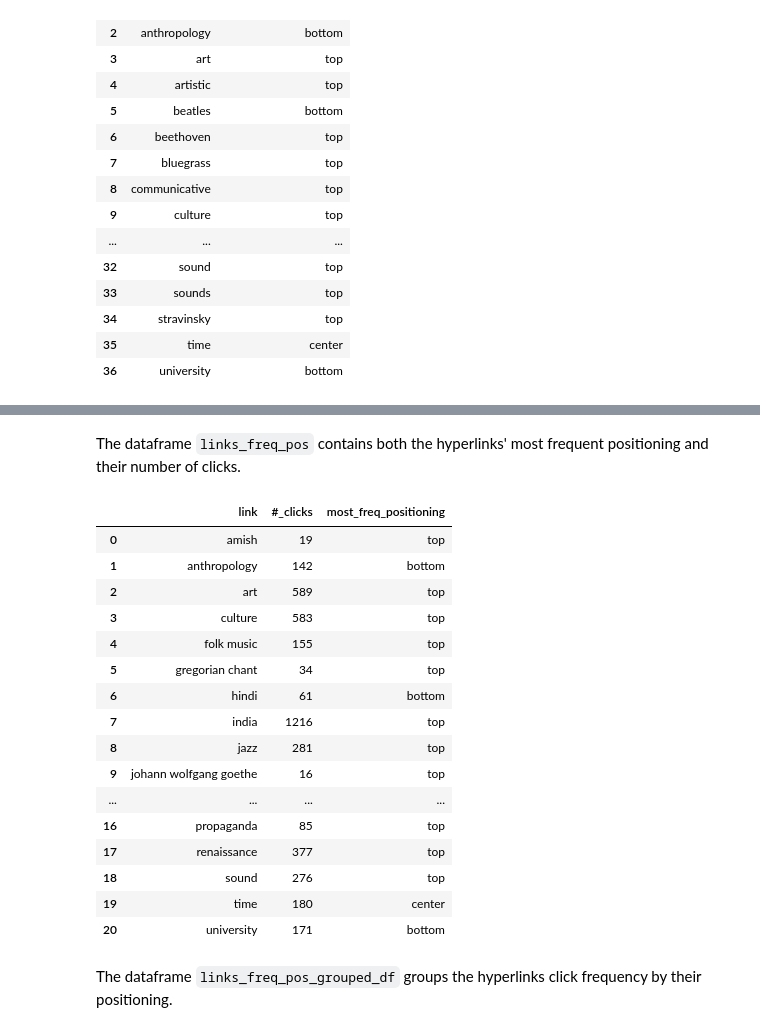
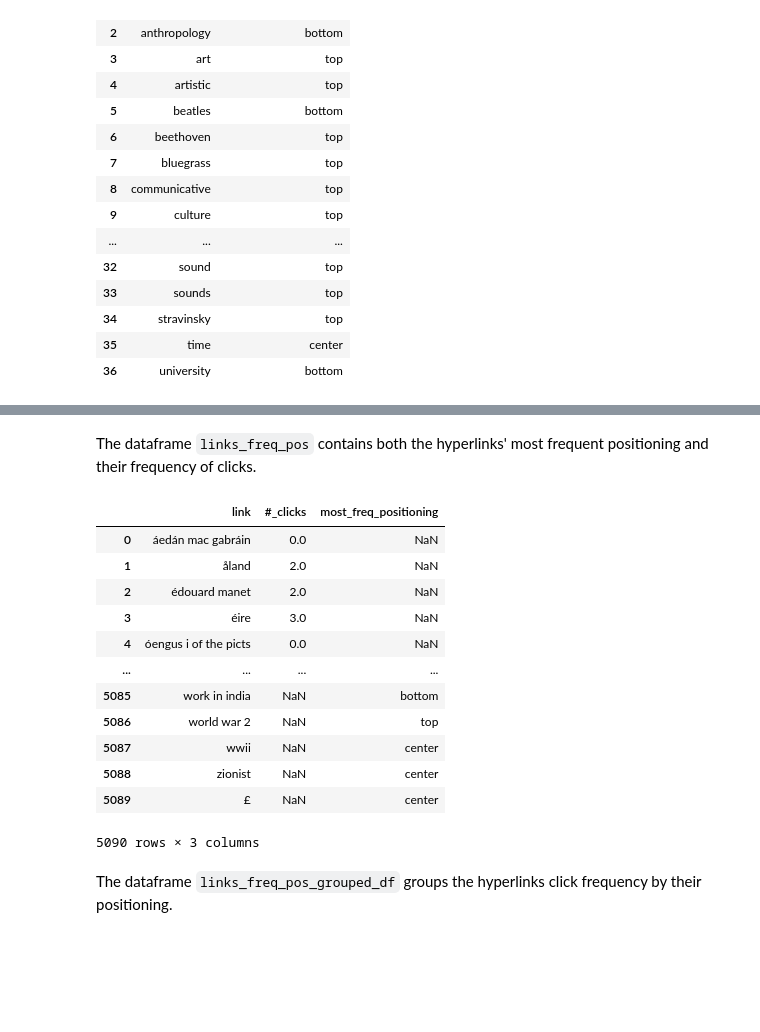
Before and after one commit to epfl-ada/ada-2022-project-theadalyzers, a Jupyter notebook: P2.ipynb, the cells around one changed output, grey strips where cells are left out. Cells and saved outputs as stored; diff of their text form; code cells hidden in the pictures; blank space fills up the shorter version.

```diff
--- a/P2.ipynb
+++ b/P2.ipynb
@@ -338,32 +364,21 @@ NameError: name 'links_pos_dfs_merged' is not defined
 # %% [markdown]
-The dataframe `links_freq_pos` contains both the hyperlinks' most frequent positioning and their number of clicks.
+The dataframe `links_freq_pos` contains both the hyperlinks' most frequent positioning and their frequency of clicks.
-# %%
-# example with 2 files
-
-links_freq_pos_2=links_freq_df.merge(most_freq_positioning_df_2, left_on='link', right_on='link')
-links_freq_pos_2
-# %% [output]
-|  | link | #_clicks | most_freq_positioning |
-| 0 | amish | 19 | top |
-| 1 | anthropology | 142 | bottom |
-| 2 | art | 589 | top |
-| 3 | culture | 583 | top |
-| 4 | folk music | 155 | top |
-| 5 | gregorian chant | 34 | top |
-| 6 | hindi | 61 | bottom |
-| 7 | india | 1216 | top |
-| 8 | jazz | 281 | top |
-| 9 | johann wolfgang goethe | 16 | top |
-| ... | ... | ... | ... |
-| 16 | propaganda | 85 | top |
-| 17 | renaissance | 377 | top |
-| 18 | sound | 276 | top |
-| 19 | time | 180 | center |
-| 20 | university | 171 | bottom |
 # %%
-# all html files
-
-links_freq_pos=links_freq_df.merge(most_freq_positioning_df, left_on='link', right_on='link')
+links_freq_pos=links_freq_df.merge(most_freq_positioning_df, how='outer', left_on='link', right_on='link')
 links_freq_pos
+# %% [output]
+|  | link | #_clicks | most_freq_positioning |
+| 0 | áedán mac gabráin | 0.0 | NaN |
+| 1 | åland | 2.0 | NaN |
+| 2 | édouard manet | 2.0 | NaN |
+| 3 | éire | 3.0 | NaN |
+| 4 | óengus i of the picts | 0.0 | NaN |
+| ... | ... | ... | ... |
+| 5085 | work in india | NaN | bottom |
+| 5086 | world war 2 | NaN | top |
+| 5087 | wwii | NaN | center |
+| 5088 | zionist | NaN | center |
+| 5089 | £ | NaN | center |
+5090 rows × 3 columns
 # %% [markdown]
 The dataframe `links_freq_pos_grouped_df` groups the hyperlinks click frequency by their positioning.
```
Also changed, not shown: parts of 45 cells of this notebook.
